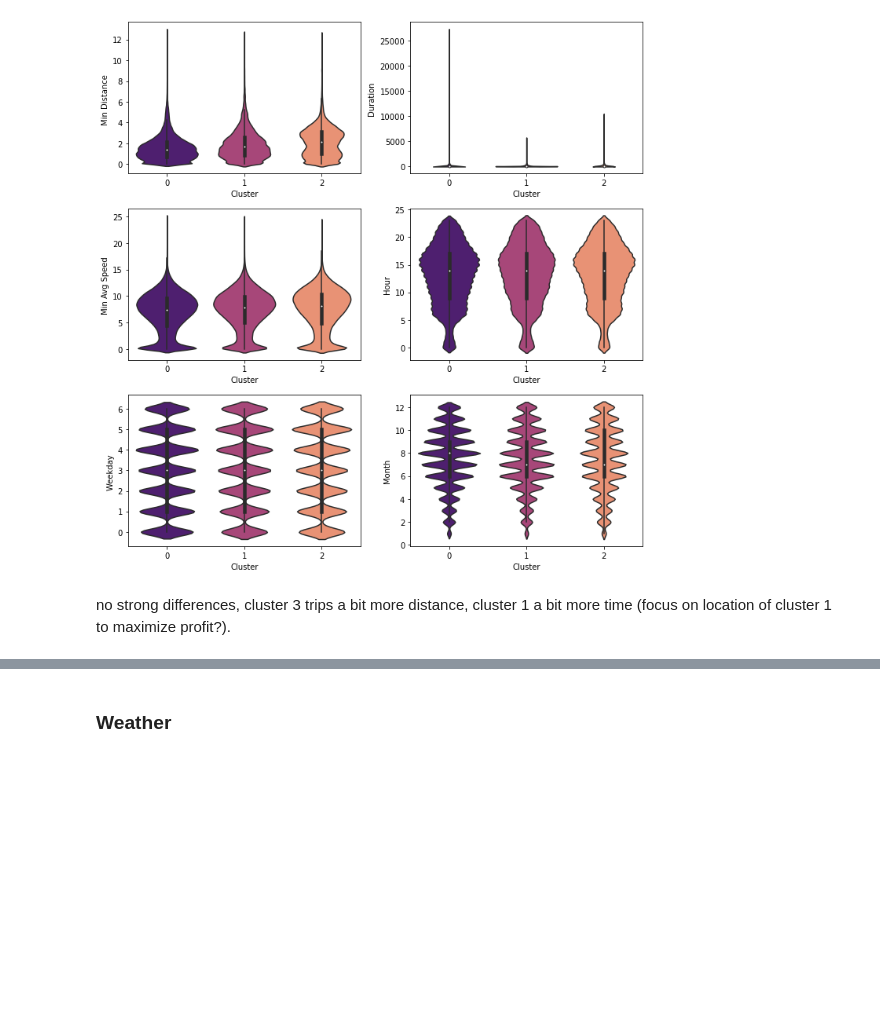
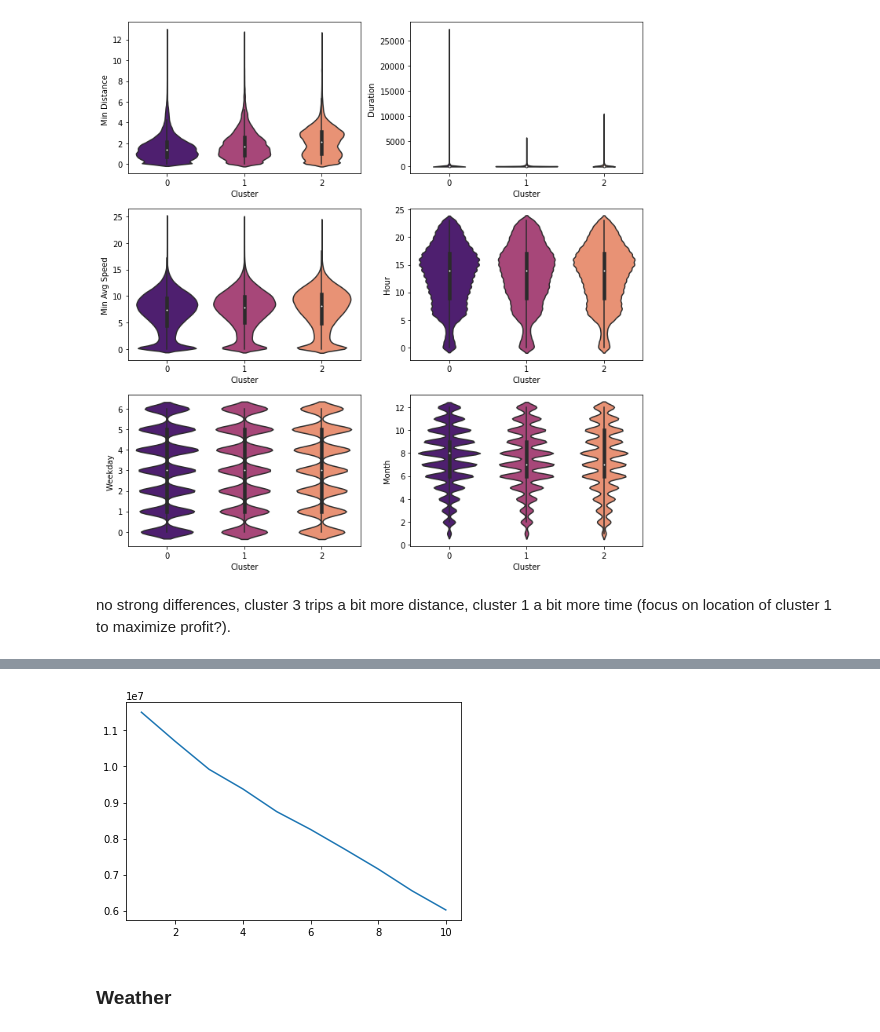
Before and after one commit to mogottsch/aaa-2022-magma, a Jupyter notebook: 03_cluster_analysis/clustering.ipynb, the cells around one changed output, grey strips where cells are left out. Saved outputs shown, nothing was run; the diff lists cells and outputs as text; code cells hidden in the pictures; blank space fills up the shorter version.

```diff
--- a/03_cluster_analysis/clustering.ipynb
+++ b/03_cluster_analysis/clustering.ipynb
@@ -576,0 +590,12 @@ no strong differences, cluster 3 trips a bit more distance, cluster 1 a bit more
+# %%
+X_land_use = X_scaled_df.loc[:,['land_use_start_0',
+       'land_use_start_1', 'land_use_start_2', 'land_use_start_4',
+       'land_use_start_5', 'land_use_start_8', 'land_use_start_9',
+       'land_use_start_11', 'land_use_start_12', 'land_use_start_20',
+       'land_use_end_0', 'land_use_end_1', 'land_use_end_2', 'land_use_end_4',
+       'land_use_end_5', 'land_use_end_8', 'land_use_end_9', 'land_use_end_11',
+       'land_use_end_12', 'land_use_end_20']]
+# %%
+find_k(X_land_use,10)
+# %% [output]
+[figure, added]
```
Also changed, not shown: parts of 9 cells of this notebook.
